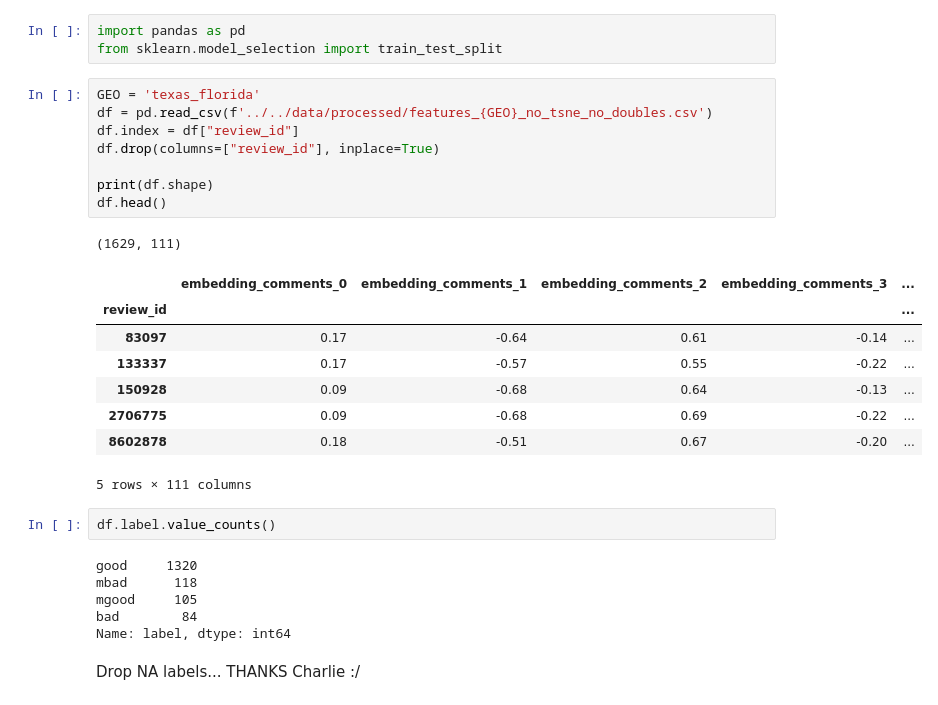
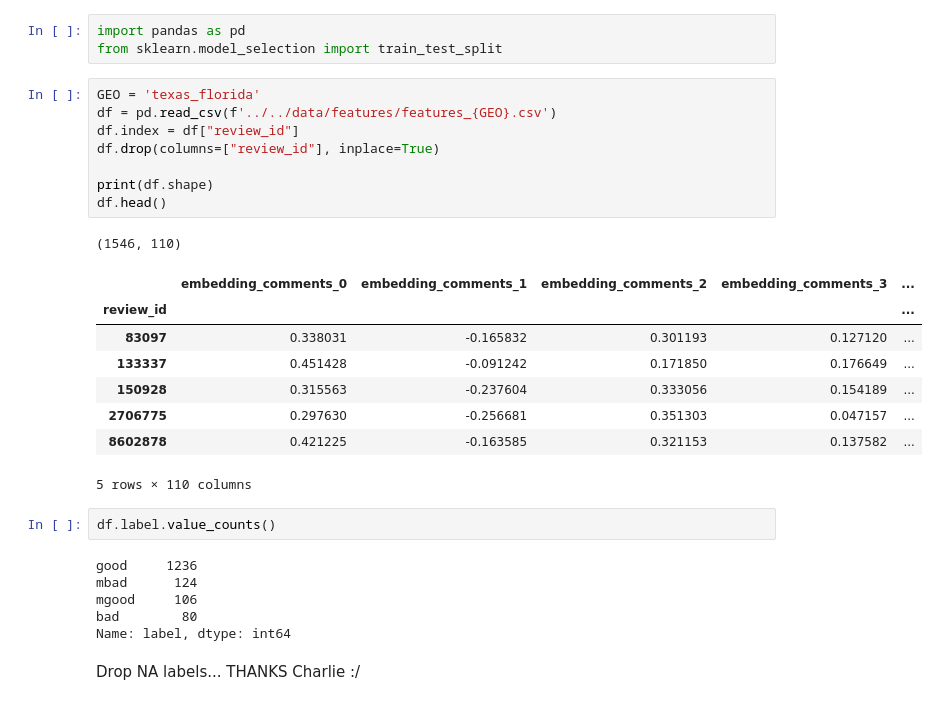
Before and after one commit to g1776/DS440CapstoneIndubitably, a Jupyter notebook: notebooks/modelling/models.ipynb, the cells around one changed output. Drawn from its saved outputs; the diff is of its cells as text.

```diff
--- a/notebooks/modelling/models.ipynb
+++ b/notebooks/modelling/models.ipynb
@@ -6,29 +6,29 @@ import pandas as pd
 from sklearn.model_selection import train_test_split
 # %%
 GEO = 'texas_florida'
-df = pd.read_csv(f'../../data/processed/features_{GEO}_no_tsne_no_doubles.csv')
+df = pd.read_csv(f'../../data/features/features_{GEO}.csv')
 df.index = df["review_id"]
 df.drop(columns=["review_id"], inplace=True)
 
 print(df.shape)
 df.head()
 # %% [output]
-(1629, 111)
+(1546, 110)
 |  | embedding_comments_0 | embedding_comments_1 | embedding_comments_2 | embedding_comments_3 | ... |
 | review_id |  |  |  |  | ... |
-| 83097 | 0.17 | -0.64 | 0.61 | -0.14 | ... |
-| 133337 | 0.17 | -0.57 | 0.55 | -0.22 | ... |
-| 150928 | 0.09 | -0.68 | 0.64 | -0.13 | ... |
-| 2706775 | 0.09 | -0.68 | 0.69 | -0.22 | ... |
-| 8602878 | 0.18 | -0.51 | 0.67 | -0.20 | ... |
+| 83097 | 0.338031 | -0.165832 | 0.301193 | 0.127120 | ... |
+| 133337 | 0.451428 | -0.091242 | 0.171850 | 0.176649 | ... |
+| 150928 | 0.315563 | -0.237604 | 0.333056 | 0.154189 | ... |
+| 2706775 | 0.297630 | -0.256681 | 0.351303 | 0.047157 | ... |
+| 8602878 | 0.421225 | -0.163585 | 0.321153 | 0.137582 | ... |
-5 rows × 111 columns
+5 rows × 110 columns
 # %%
 df.label.value_counts()
 # %% [output]
-good     1320
-mbad      118
-mgood     105
-bad        84
+good     1236
+mbad      124
+mgood     106
+bad        80
 Name: label, dtype: int64
 # %% [markdown]
 Drop NA labels... THANKS Charlie :/
```
Also changed, not shown: parts of 7 cells of this notebook, 4 other files.
